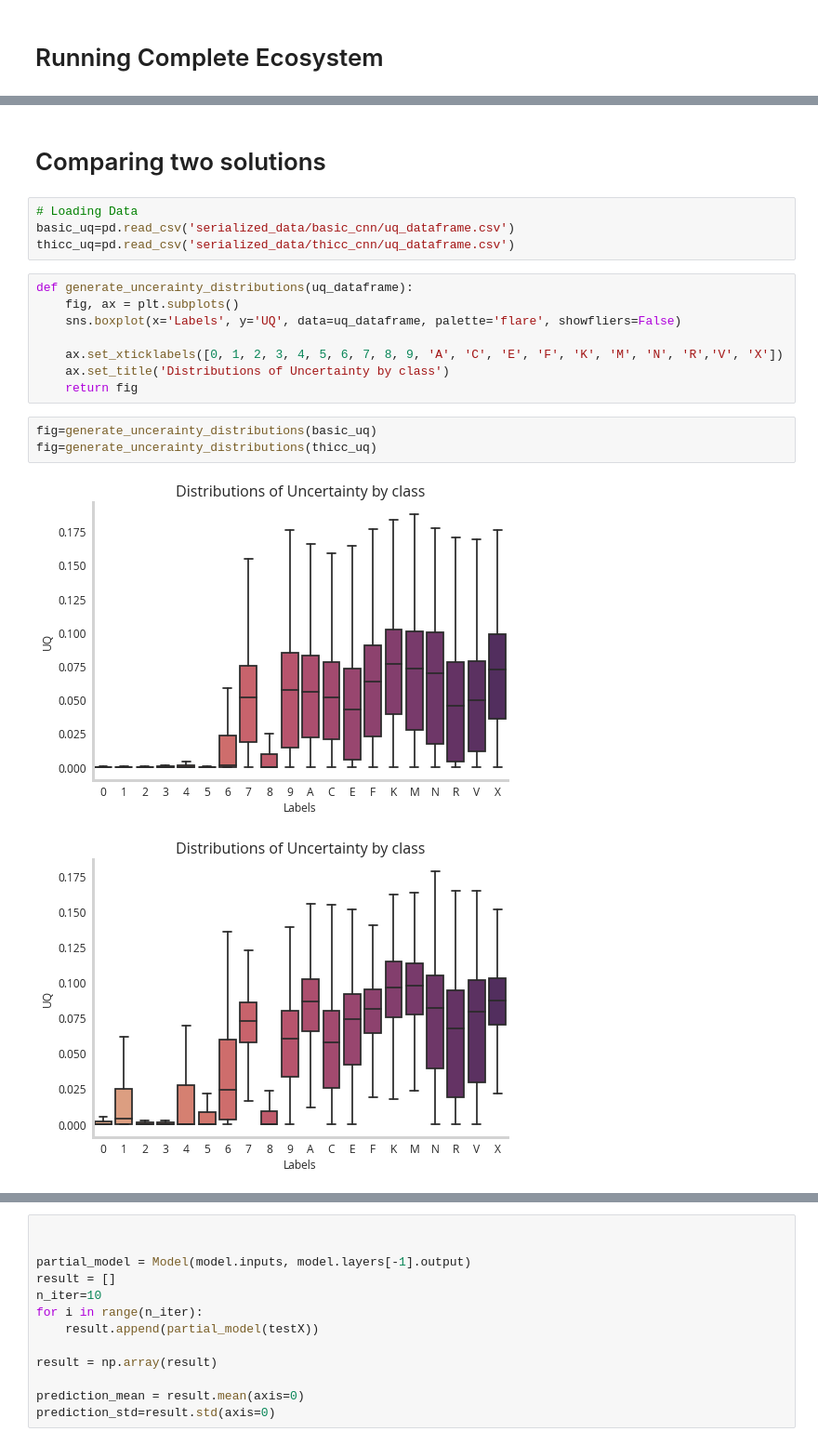
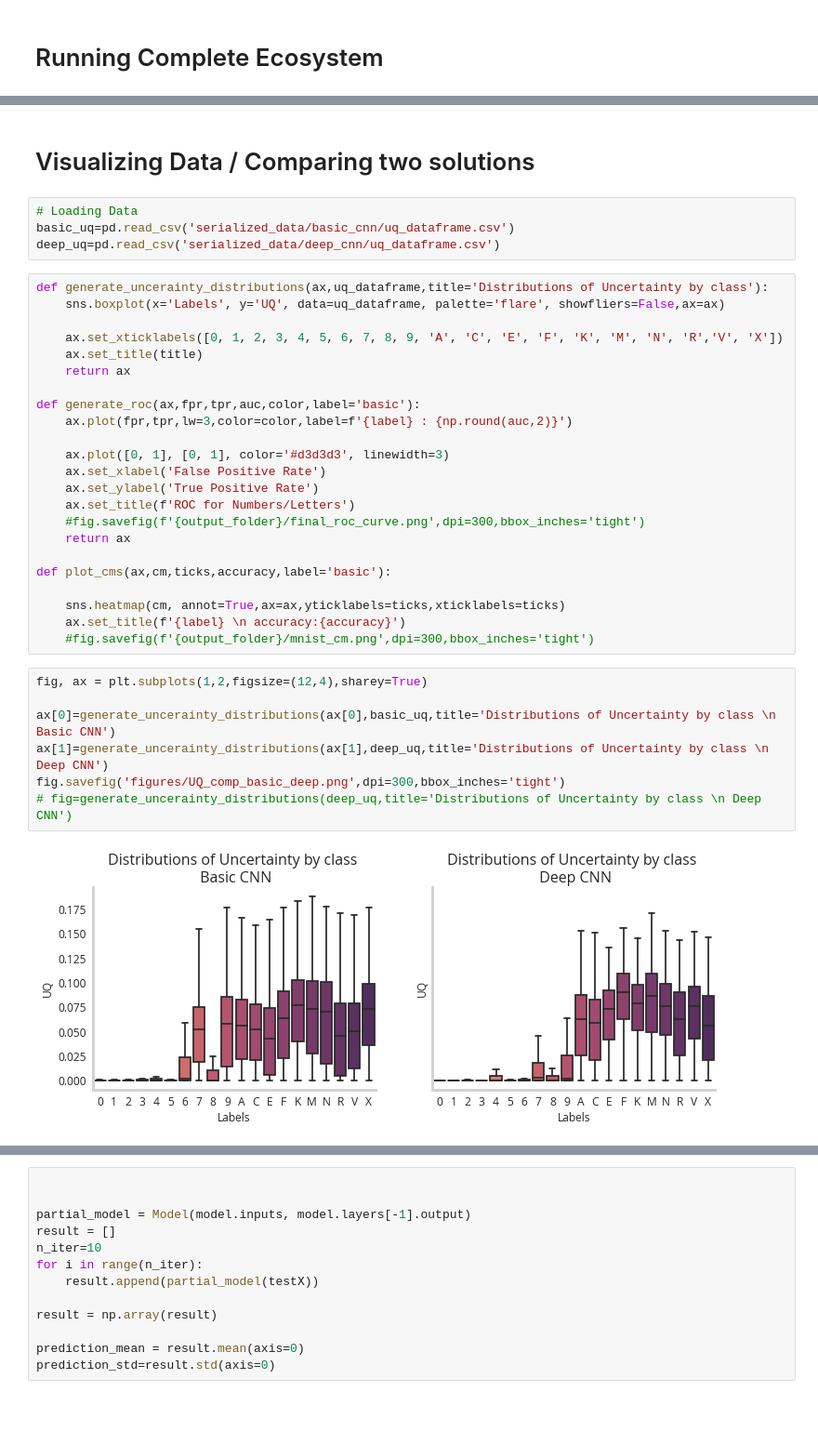
Before and after one commit to NicholasARossi/UQ_methods, a Jupyter notebook: notebooks/05_Neural_Network_Uncertainty_Quantification_with_Dropout.ipynb, the cells around one changed output, grey strips where cells are left out. Shown at 93% size. Saved outputs shown, nothing was run; the diff lists cells and outputs as text; blank space fills up the shorter version.

```diff
--- a/notebooks/05_Neural_Network_Uncertainty_Quantification_with_Dropout.ipynb
+++ b/notebooks/05_Neural_Network_Uncertainty_Quantification_with_Dropout.ipynb
@@ -284,20 +279,38 @@ INFO:root:Finished collecting UQ from dropout
 # %% [markdown]
-# Comparing two solutions
+# Visualizing Data / Comparing two solutions
 # %%
 # Loading Data
 basic_uq=pd.read_csv('serialized_data/basic_cnn/uq_dataframe.csv')
-thicc_uq=pd.read_csv('serialized_data/thicc_cnn/uq_dataframe.csv')
+deep_uq=pd.read_csv('serialized_data/deep_cnn/uq_dataframe.csv')
 # %%
-def generate_uncerainty_distributions(uq_dataframe):
-    fig, ax = plt.subplots()
-    sns.boxplot(x='Labels', y='UQ', data=uq_dataframe, palette='flare', showfliers=False)
+def generate_uncerainty_distributions(ax,uq_dataframe,title='Distributions of Uncertainty by class'):
+    sns.boxplot(x='Labels', y='UQ', data=uq_dataframe, palette='flare', showfliers=False,ax=ax)
 
     ax.set_xticklabels([0, 1, 2, 3, 4, 5, 6, 7, 8, 9, 'A', 'C', 'E', 'F', 'K', 'M', 'N', 'R','V', 'X'])
-    ax.set_title('Distributions of Uncertainty by class')
-    return fig
+    ax.set_title(title)
+    return ax
+
+def generate_roc(ax,fpr,tpr,auc,color,label='basic'):
+    ax.plot(fpr,tpr,lw=3,color=color,label=f'{label} : {np.round(auc,2)}')
+
+    ax.plot([0, 1], [0, 1], color='#d3d3d3', linewidth=3)
+    ax.set_xlabel('False Positive Rate')
+    ax.set_ylabel('True Positive Rate')
+    ax.set_title(f'ROC for Numbers/Letters')
+    #fig.savefig(f'{output_folder}/final_roc_curve.png',dpi=300,bbox_inches='tight')
+    return ax
+
+def plot_cms(ax,cm,ticks,accuracy,label='basic'):
+
+    sns.heatmap(cm, annot=True,ax=ax,yticklabels=ticks,xticklabels=ticks)
+    ax.set_title(f'{label} \n accuracy:{accuracy}')
+    #fig.savefig(f'{output_folder}/mnist_cm.png',dpi=300,bbox_inches='tight')
 # %%
-fig=generate_uncerainty_distributions(basic_uq)
-fig=generate_uncerainty_distributions(thicc_uq)
+fig, ax = plt.subplots(1,2,figsize=(12,4),sharey=True)
+
+ax[0]=generate_uncerainty_distributions(ax[0],basic_uq,title='Distributions of Uncertainty by class \n Basic CNN')
+ax[1]=generate_uncerainty_distributions(ax[1],deep_uq,title='Distributions of Uncertainty by class \n Deep CNN')
+fig.savefig('figures/UQ_comp_basic_deep.png',dpi=300,bbox_inches='tight')
+# fig=generate_uncerainty_distributions(deep_uq,title='Distributions of Uncertainty by class \n Deep CNN')
 # %% [output]
-[figure, old version]
+[figure, new version]
-[figure, removed]
```
Also changed, not shown: parts of 18 cells of this notebook, 2 other files.
